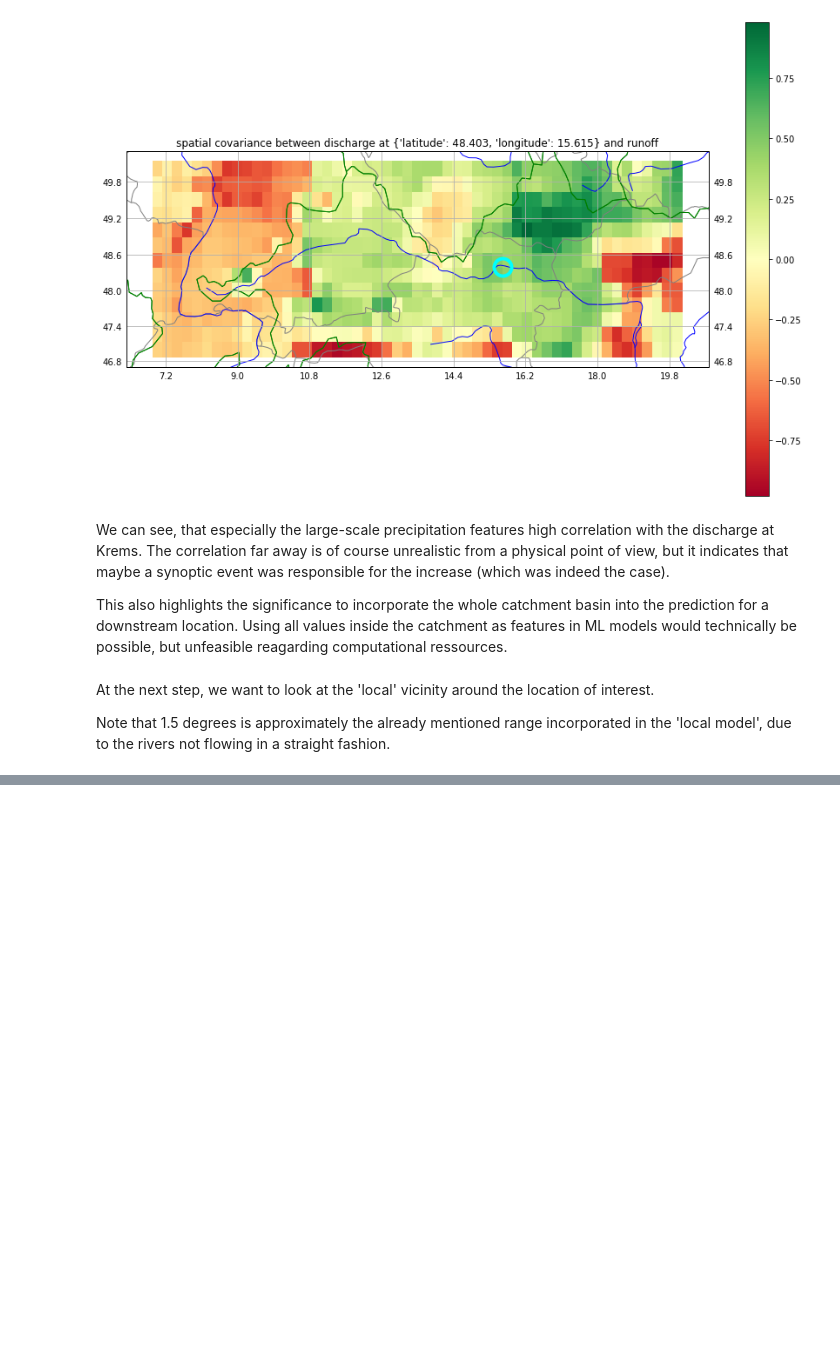
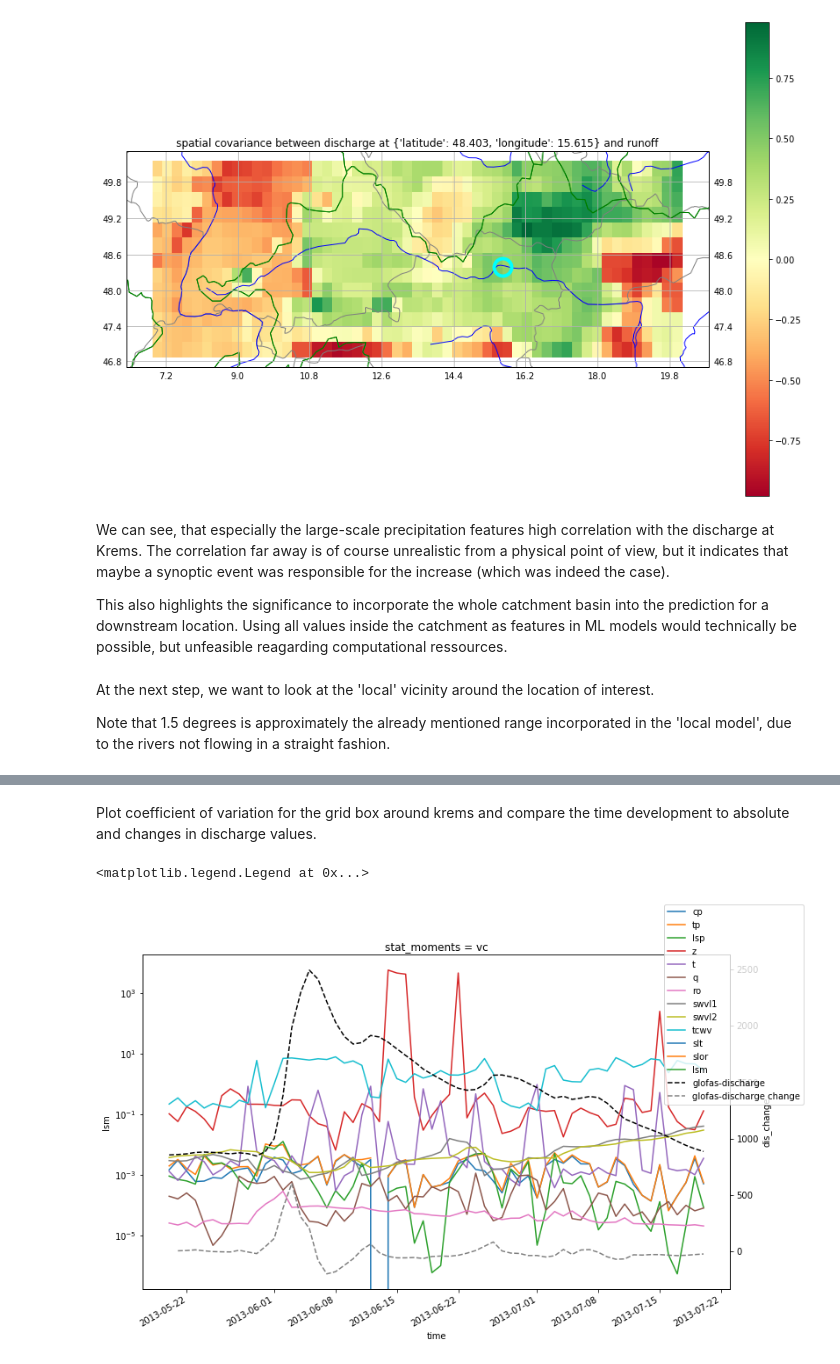
Before and after one commit to ECMWFCode4Earth/ml_flood, a Jupyter notebook: docs/007_investigate_a_major_flooding_event.ipynb, the cells around one changed output, grey strips where cells are left out. Saved outputs shown, nothing was run; the diff lists cells and outputs as text; code cells hidden in the pictures; blank space fills up the shorter version.

```diff
--- a/docs/007_investigate_a_major_flooding_event.ipynb
+++ b/docs/007_investigate_a_major_flooding_event.ipynb
@@ -157,5 +142,14 @@ At the next step, we want to look at the 'local' vicinity around the location of
 
 Note that 1.5 degrees is approximately the already mentioned range incorporated in the 'local model', due to the rivers not flowing in a straight fashion.
 # %%
-local_region = dict(latitude=slice(krems['latitude']+1.5,krems['latitude']-1.5),
-                    longitude=slice(krems['longitude']-1.5, krems['longitude']+1.5))
+local_region = dict(latitude=slice(krems['latitude']+1.5,
+                                   krems['latitude']-1.5),
+                    longitude=slice(krems['longitude']-1.5,
+                                    krems['longitude']+1.5))
+# %%
+start_date = '2013-05-20'
+end_date = '2013-07-20'
+xds = era5.sel(local_region).sel(time=slice(start_date, end_date))
+yda = dis_krems.copy()
+print(xds)
+print(yda)
@@ -161,0 +174,4 @@ local_region = dict(latitude=slice(krems['latitude']+1.5,krems['latitude']-1.5),
+# %%
+yda_change = yda.diff(dim='time')
+yda_change.name = 'dis_change'
+print(yda_change)
@@ -161,0 +183,3 @@ local_region = dict(latitude=slice(krems['latitude']+1.5,krems['latitude']-1.5),
+# %%
+sm_era5 = calc_stat_moments(xds, dim_aggregator='spatial')
+print(sm_era5)
@@ -161,0 +207,20 @@ local_region = dict(latitude=slice(krems['latitude']+1.5,krems['latitude']-1.5),
+# %% [markdown]
+Plot coefficient of variation for the grid box around krems and compare the time development to absolute and changes in discharge values.
+# %%
+fig, ax = plt.subplots(figsize=(12,7))
+for var in sm_era5.variables:
+    if not var in ['time', 'level', 'stat_moments']:
+        da_iter = sm_era5[var].sel(stat_moments='vc')
+        try:
+            da_iter.mean(dim='level').plot(ax=ax, label=var)
+        except:
+            da_iter.plot(ax=ax, label=var)
+
+plt.yscale('log')
+ax2 = ax.twinx()
+yda.plot(ax=ax2, ls='--', color='k', label='glofas-discharge')
+yda_change.plot(ax=ax2, ls='--', color='grey', label='glofas-discharge change')
+fig.legend()
+# %% [output]
+<matplotlib.legend.Legend at 0x...>
+[figure, added]
```
Also changed, not shown: parts of 6 cells of this notebook, 1 other file.
